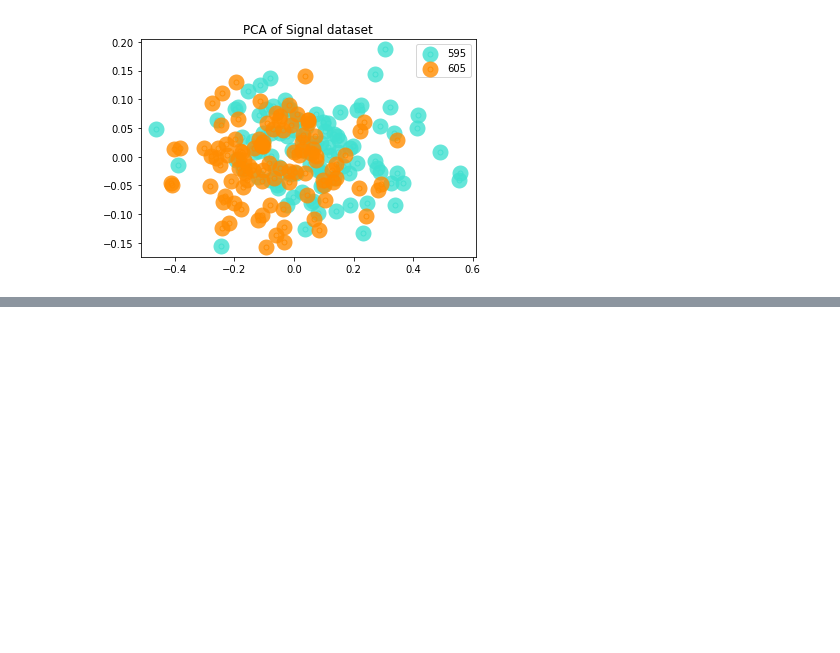
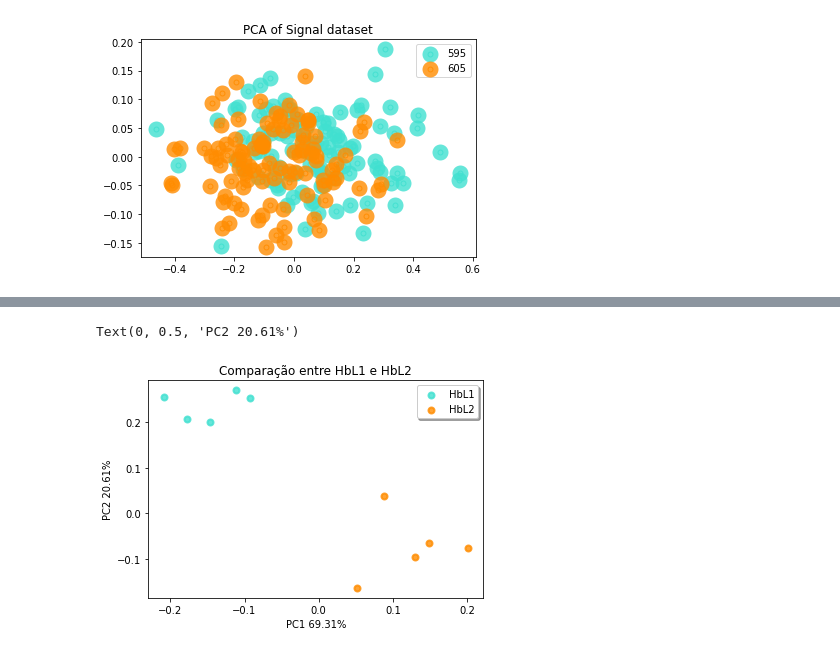
Before and after one commit to larissamazzero/RMN, a Jupyter notebook: pca.ipynb, the cells around one changed output, grey strips where cells are left out. Drawn from its saved outputs; the diff is of its cells as text; code cells hidden in the pictures; blank space fills up the shorter version.

```diff
--- a/pca.ipynb
+++ b/pca.ipynb
@@ -612,0 +774,18 @@ PCA aplicado nos sinais
+# %%
+import matplotlib.pyplot as plt
+
+# Criando um gráfico explicando o PCA no dataset
+plt.figure()
+colors = ["turquoise", "darkorange"]
+lw = 2
+
+for color, i, target_name in zip(colors, lenght, target_names[2:4]):
+    plt.scatter(pca_r[y_array==i, 0], pca_r[y_array==i, 1], color=color, alpha=0.8, lw=lw, label=target_name)
+
+plt.legend(loc="best", shadow=True, scatterpoints=1)
+plt.title(f"Comparação entre {target_names[2]} e {target_names[3]}" )
+plt.xlabel(f'PC1 {pcs[0]}')
+plt.ylabel(f'PC2 {pcs[1]}')
+# %% [output]
+Text(0, 0.5, 'PC2 20.61%')
+[figure, added]
```
Also changed, not shown: parts of 30 cells of this notebook.
